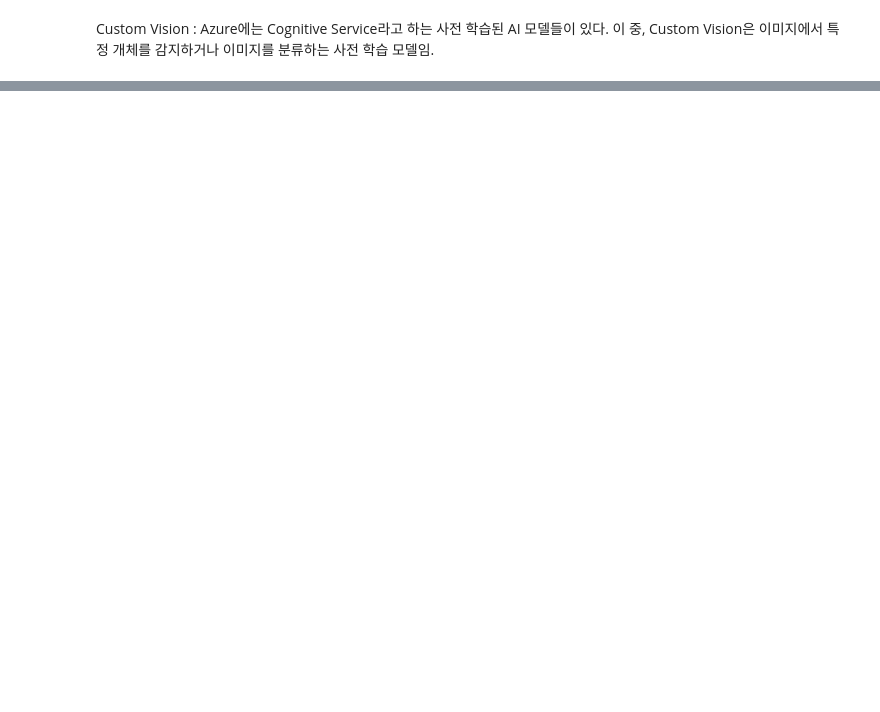
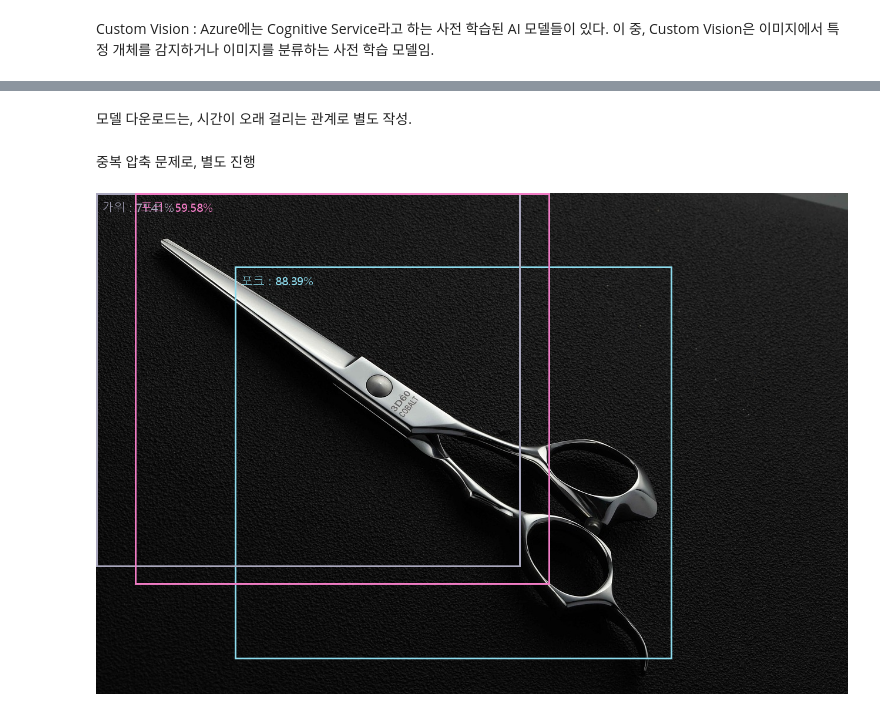
Before and after one commit to baejaehyeon/ms-ai-cloud-dl-jonghyeon, a Jupyter notebook: 11-CustomVision-251209.ipynb, the cells around one changed output, grey strips where cells are left out. Cells and saved outputs as stored; diff of their text form; code cells hidden in the pictures; blank space fills up the shorter version.

```diff
--- a/11-CustomVision-251209.ipynb
+++ b/11-CustomVision-251209.ipynb
@@ -301,0 +318,2 @@ image
+# %% [markdown]
+모델 다운로드는, 시간이 오래 걸리는 관계로 별도 작성.
@@ -301,0 +340,2 @@ image
+# %% [markdown]
+중복 압축 문제로, 별도 진행
@@ -301,0 +365,46 @@ image
+# %%
+#==========================================================================================================================
+# 14. 테스트 이미지로 예측
+#==========================================================================================================================
+ONNX_MODEL_FILENAME = f"{directory_path}/model.onnx"
+LABEL_FILENAME = f"{directory_path}/labels.txt"        # 가위, 포크
+
+with open(LABEL_FILENAME, "r", encoding='utf-8') as f :
+    labels = [l.strip() for l in f.readlines()]
+
+# 예측 모델 객체 생성
+kitchen_model = ONNXRuntimeObjectDetection(ONNX_MODEL_FILENAME, labels)
+
+# 예측 이미지 가져오기(ex. 가위 이미지)
+image_response = requests.get("https://cdn.pixabay.com/photo/2018/10/22/13/43/scissors-3765408_1280.jpg")
+image = Image.open(BytesIO(image_response.content))
+draw = ImageDraw.Draw(image)
+image_width, image_height = image.size
+#font = get_font() # 상단에 호출했음!
+
+# 이미지 예측
+predictions = kitchen_model.predict_image(image)
+
+for prediction in predictions :
+    color = random_color()
+
+    # 정확도 체크
+    probability = prediction['probability']
+    if probability < 0.5 :
+        continue
+
+    tag_name = prediction['tagName']        # Ex. 포크 or 가위
+    boundingBox = prediction['boundingBox']
+
+    # 음수인경우, 이미지를 벗어나므로 0 처리
+    x = 0 if (boundingBox['left'] * image_width) < 0 else (boundingBox['left'] * image_width)
+    y = 0 if boundingBox['top'] * image_height < 0 else boundingBox['top'] * image_height
+    w = boundingBox['width'] * image_width
+    h = boundingBox['height'] * image_height
+
+    draw.rectangle([(x,y), (x+w, y+h)], outline=color, width=3)
+    draw.text((x + 10, y + 10), f"{tag_name} : {(probability*100):.2f}%", fill=color, font=font)
+
+image
+# %% [output]
+[figure, added]
```
Also changed, not shown: parts of 4 cells of this notebook, 1 other file.
